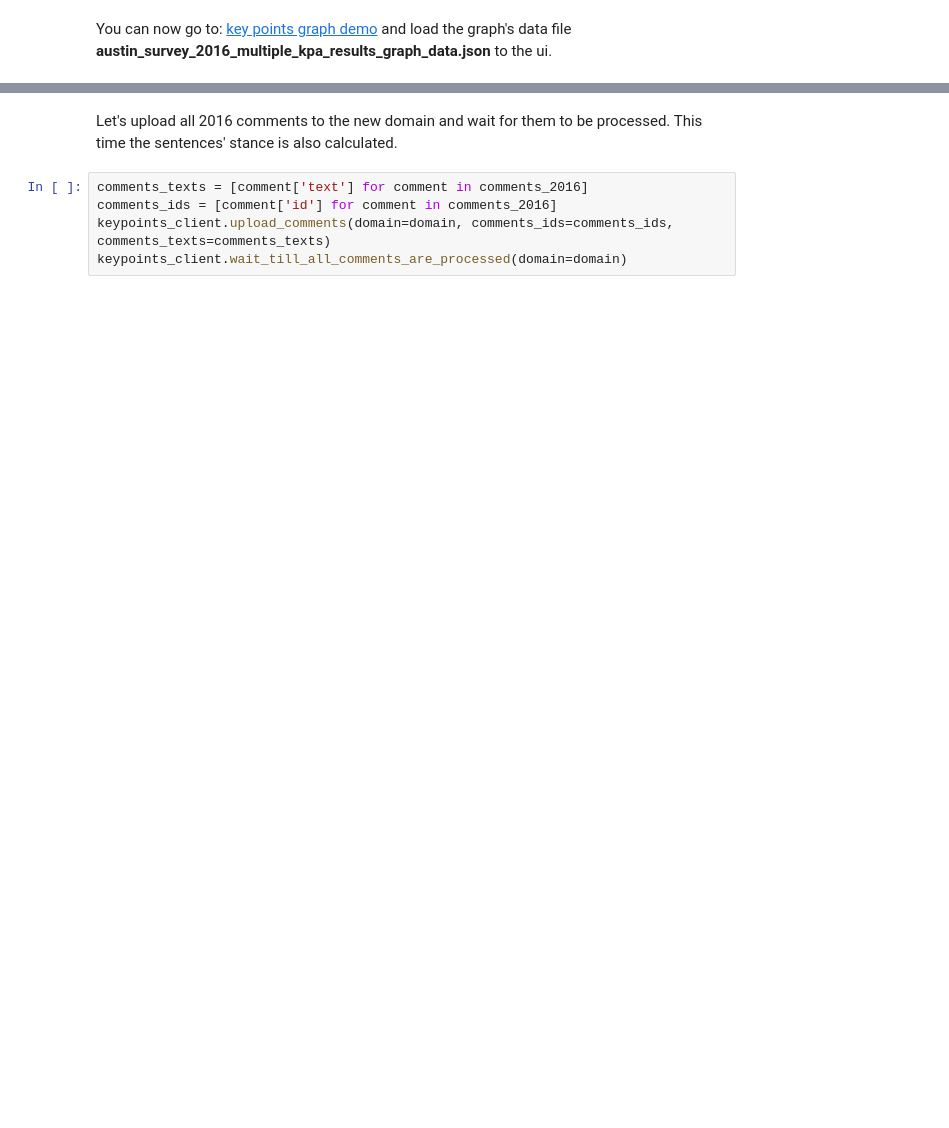
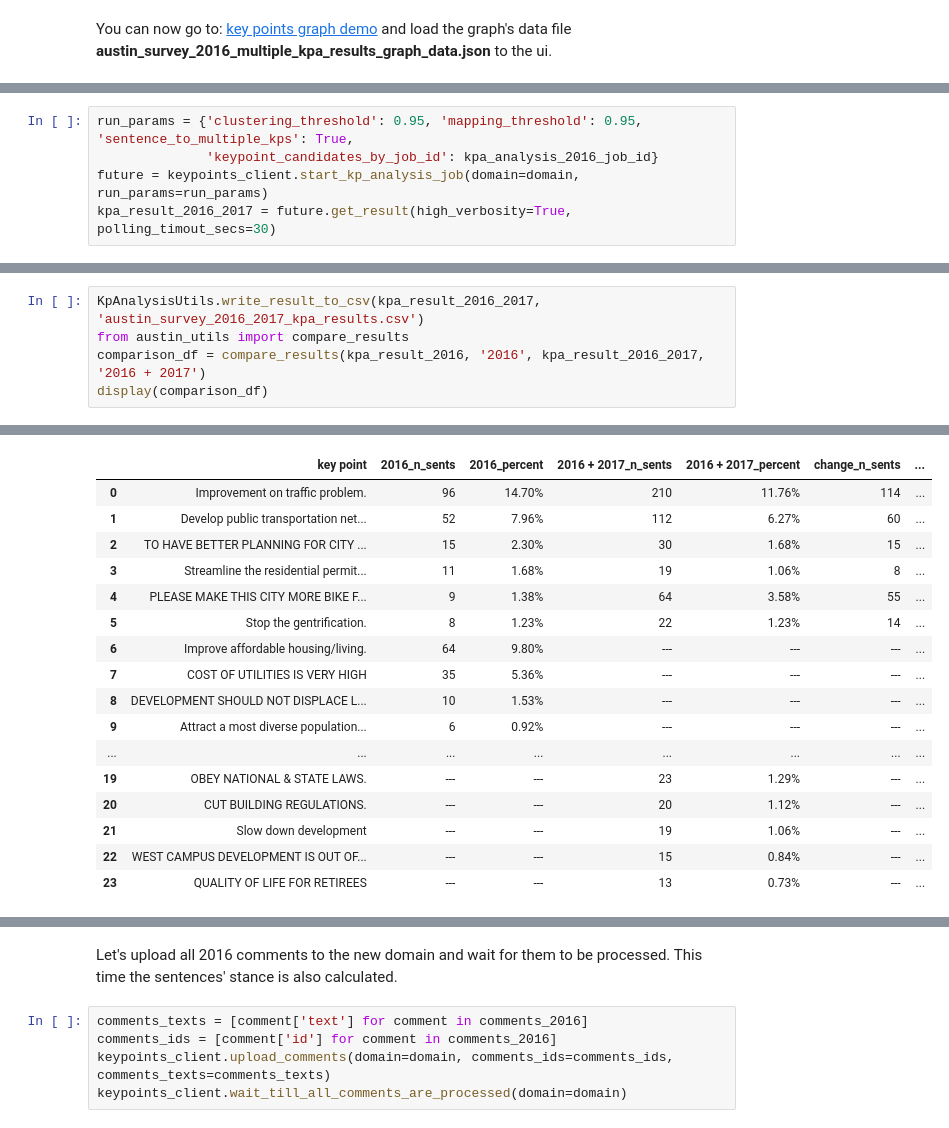
Before and after one commit to IBM/debater-eap-tutorial, a Jupyter notebook: survey_usecase/kpa_quick_start_tutorial-with_results.ipynb, the cells around one changed output, grey strips where cells are left out. Cells and saved outputs as stored; diff of their text form; blank space fills up the shorter version.

Commit message:
typos + compare incremental with multi kps

```diff
--- a/survey_usecase/kpa_quick_start_tutorial-with_results.ipynb
+++ b/survey_usecase/kpa_quick_start_tutorial-with_results.ipynb
@@ -279,0 +315,5 @@ You can now go to: [key points graph demo](https://keypoint-matching-ui.ris2-deb
+# %%
+run_params = {'clustering_threshold': 0.95, 'mapping_threshold': 0.95, 'sentence_to_multiple_kps': True,
+              'keypoint_candidates_by_job_id': kpa_analysis_2016_job_id}
+future = keypoints_client.start_kp_analysis_job(domain=domain, run_params=run_params)
+kpa_result_2016_2017 = future.get_result(high_verbosity=True, polling_timout_secs=30)
@@ -279,0 +344,6 @@ You can now go to: [key points graph demo](https://keypoint-matching-ui.ris2-deb
+# %%
+KpAnalysisUtils.write_result_to_csv(kpa_result_2016_2017, 'austin_survey_2016_2017_kpa_results.csv')
+from austin_utils import compare_results
+comparison_df = compare_results(kpa_result_2016, '2016', kpa_result_2016_2017, '2016 + 2017')
+display(comparison_df)
+# %% [output]
@@ -279,0 +352,17 @@ You can now go to: [key points graph demo](https://keypoint-matching-ui.ris2-deb
+|  | key point | 2016_n_sents | 2016_percent | 2016 + 2017_n_sents | 2016 + 2017_percent | change_n_sents | ... |
+| 0 | Improvement on traffic problem. | 96 | 14.70% | 210 | 11.76% | 114 | ... |
+| 1 | Develop public transportation net... | 52 | 7.96% | 112 | 6.27% | 60 | ... |
+| 2 | TO HAVE BETTER PLANNING FOR CITY ... | 15 | 2.30% | 30 | 1.68% | 15 | ... |
+| 3 | Streamline the residential permit... | 11 | 1.68% | 19 | 1.06% | 8 | ... |
+| 4 | PLEASE MAKE THIS CITY MORE BIKE F... | 9 | 1.38% | 64 | 3.58% | 55 | ... |
+| 5 | Stop the gentrification. | 8 | 1.23% | 22 | 1.23% | 14 | ... |
+| 6 | Improve affordable housing/living. | 64 | 9.80% | --- | --- | --- | ... |
+| 7 | COST OF UTILITIES IS VERY HIGH | 35 | 5.36% | --- | --- | --- | ... |
+| 8 | DEVELOPMENT SHOULD NOT DISPLACE L... | 10 | 1.53% | --- | --- | --- | ... |
+| 9 | Attract a most diverse population... | 6 | 0.92% | --- | --- | --- | ... |
+| ... | ... | ... | ... | ... | ... | ... | ... |
+| 19 | OBEY NATIONAL & STATE LAWS. | --- | --- | 23 | 1.29% | --- | ... |
+| 20 | CUT BUILDING REGULATIONS. | --- | --- | 20 | 1.12% | --- | ... |
+| 21 | Slow down development | --- | --- | 19 | 1.06% | --- | ... |
+| 22 | WEST CAMPUS DEVELOPMENT IS OUT OF... | --- | --- | 15 | 0.84% | --- | ... |
+| 23 | QUALITY OF LIFE FOR RETIREES | --- | --- | 13 | 0.73% | --- | ... |
```
Also changed, not shown: parts of 41 cells of this notebook, 2 other files.
